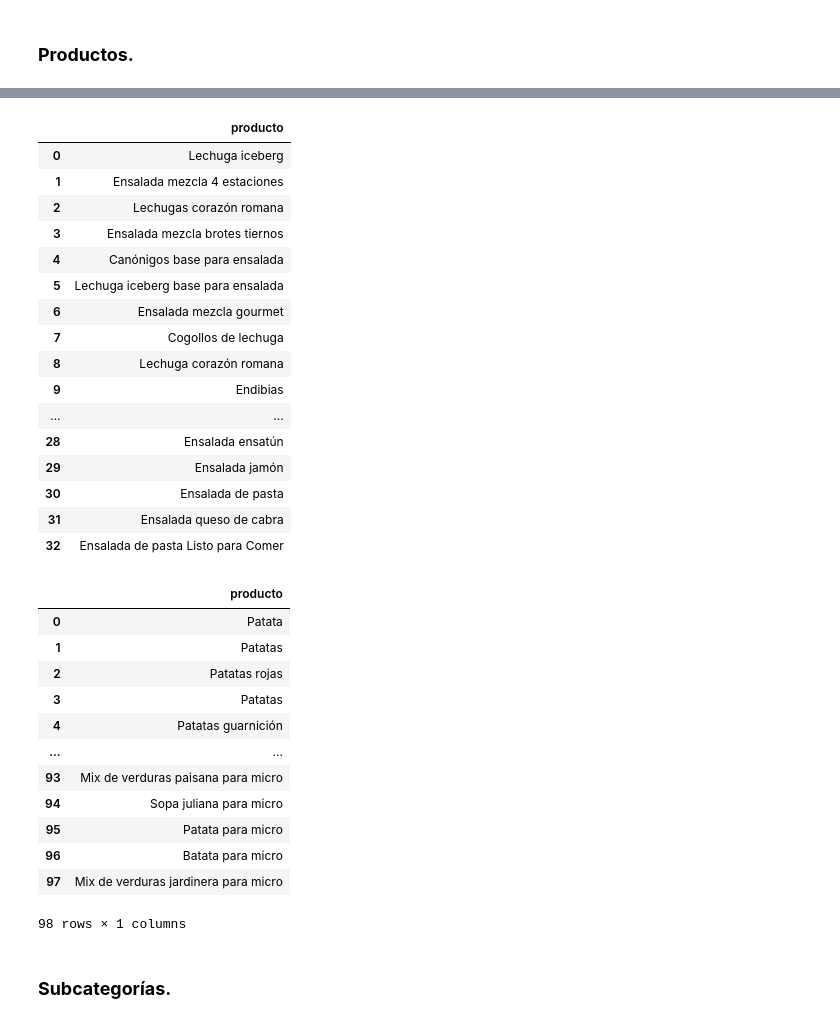
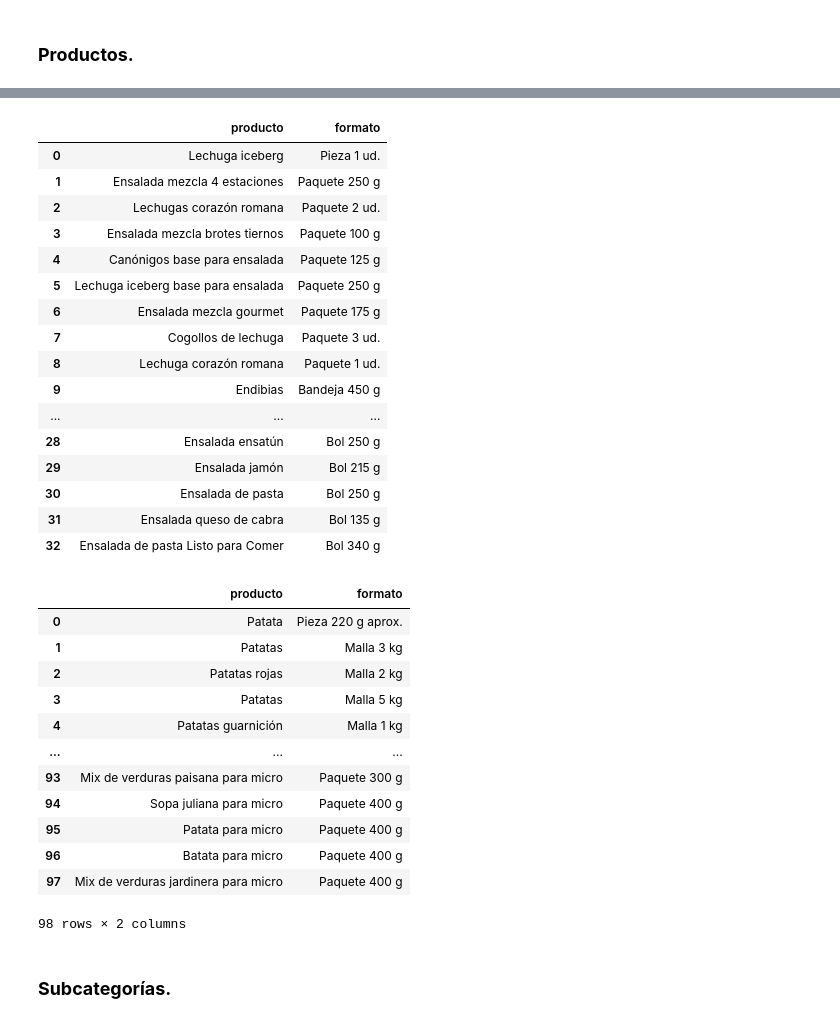
Before and after one commit to dapafer/ETL-process, a Jupyter notebook: src/mercadona_data_scraping.ipynb, the cells around one changed output, grey strips where cells are left out. Cells and saved outputs as stored; diff of their text form; code cells hidden in the pictures.

```diff
--- a/src/mercadona_data_scraping.ipynb
+++ b/src/mercadona_data_scraping.ipynb
@@ -169,3 +193,9 @@ ensaladas
  'Ensalada de pasta',
  'Ensalada queso de cabra',
  'Ensalada de pasta Listo para Comer']
+# %%
+# extraemos nombres de formatos
+list_form_ensaladas = driver.find_elements(By.CSS_SELECTOR, 'div.product-format.product-format__size--cell')
+form_ensaladas = [form.text for form in list_form_ensaladas]
+
+form_ensaladas
@@ -273,44 +345,44 @@ frutas_df
 # %%
-# crear una tabla con la lista "ensaladas"
-ensaladas_df = pd.DataFrame(ensaladas, columns=['producto'])
+# crear una tabla con la lista "ensaladas" y "form_ensaladas"
+ensalada_df = pd.DataFrame({'producto': ensaladas, 'formato': form_ensaladas})
 
-ensaladas_df
+ensalada_df
 # %% [output]
-|  | producto |
-| 0 | Lechuga iceberg |
-| 1 | Ensalada mezcla 4 estaciones |
-| 2 | Lechugas corazón romana |
-| 3 | Ensalada mezcla brotes tiernos |
-| 4 | Canónigos base para ensalada |
-| 5 | Lechuga iceberg base para ensalada |
-| 6 | Ensalada mezcla gourmet |
-| 7 | Cogollos de lechuga |
-| 8 | Lechuga corazón romana |
-| 9 | Endibias |
-| ... | ... |
-| 28 | Ensalada ensatún |
-| 29 | Ensalada jamón |
-| 30 | Ensalada de pasta |
-| 31 | Ensalada queso de cabra |
-| 32 | Ensalada de pasta Listo para Comer |
+|  | producto | formato |
+| 0 | Lechuga iceberg | Pieza 1 ud. |
+| 1 | Ensalada mezcla 4 estaciones | Paquete 250 g |
+| 2 | Lechugas corazón romana | Paquete 2 ud. |
+| 3 | Ensalada mezcla brotes tiernos | Paquete 100 g |
+| 4 | Canónigos base para ensalada | Paquete 125 g |
+| 5 | Lechuga iceberg base para ensalada | Paquete 250 g |
+| 6 | Ensalada mezcla gourmet | Paquete 175 g |
+| 7 | Cogollos de lechuga | Paquete 3 ud. |
+| 8 | Lechuga corazón romana | Paquete 1 ud. |
+| 9 | Endibias | Bandeja 450 g |
+| ... | ... | ... |
+| 28 | Ensalada ensatún | Bol 250 g |
+| 29 | Ensalada jamón | Bol 215 g |
+| 30 | Ensalada de pasta | Bol 250 g |
+| 31 | Ensalada queso de cabra | Bol 135 g |
+| 32 | Ensalada de pasta Listo para Comer | Bol 340 g |
 # %%
-# crear una tabla con la lista "verduras"
-verduras_df = pd.DataFrame(verduras, columns=['producto'])
+# crear una tabla con la lista "verduras" y "form_verduras"
+verdura_df = pd.DataFrame({'producto': verduras, 'formato': form_verduras})
 
-verduras_df
+verdura_df
 # %% [output]
-|  | producto |
-| 0 | Patata |
-| 1 | Patatas |
-| 2 | Patatas rojas |
-| 3 | Patatas |
-| 4 | Patatas guarnición |
-| ... | ... |
-| 93 | Mix de verduras paisana para micro |
-| 94 | Sopa juliana para micro |
-| 95 | Patata para micro |
-| 96 | Batata para micro |
-| 97 | Mix de verduras jardinera para micro |
+|  | producto | formato |
+| 0 | Patata | Pieza 220 g aprox. |
+| 1 | Patatas | Malla 3 kg |
+| 2 | Patatas rojas | Malla 2 kg |
+| 3 | Patatas | Malla 5 kg |
+| 4 | Patatas guarnición | Malla 1 kg |
+| ... | ... | ... |
+| 93 | Mix de verduras paisana para micro | Paquete 300 g |
+| 94 | Sopa juliana para micro | Paquete 400 g |
+| 95 | Patata para micro | Paquete 400 g |
+| 96 | Batata para micro | Paquete 400 g |
+| 97 | Mix de verduras jardinera para micro | Paquete 400 g |
-98 rows × 1 columns
+98 rows × 2 columns
 # %%
 # exportamos las tablas resultantes a ".CSV"
```
Also changed, not shown: parts of 18 cells of this notebook, 1 other file.
